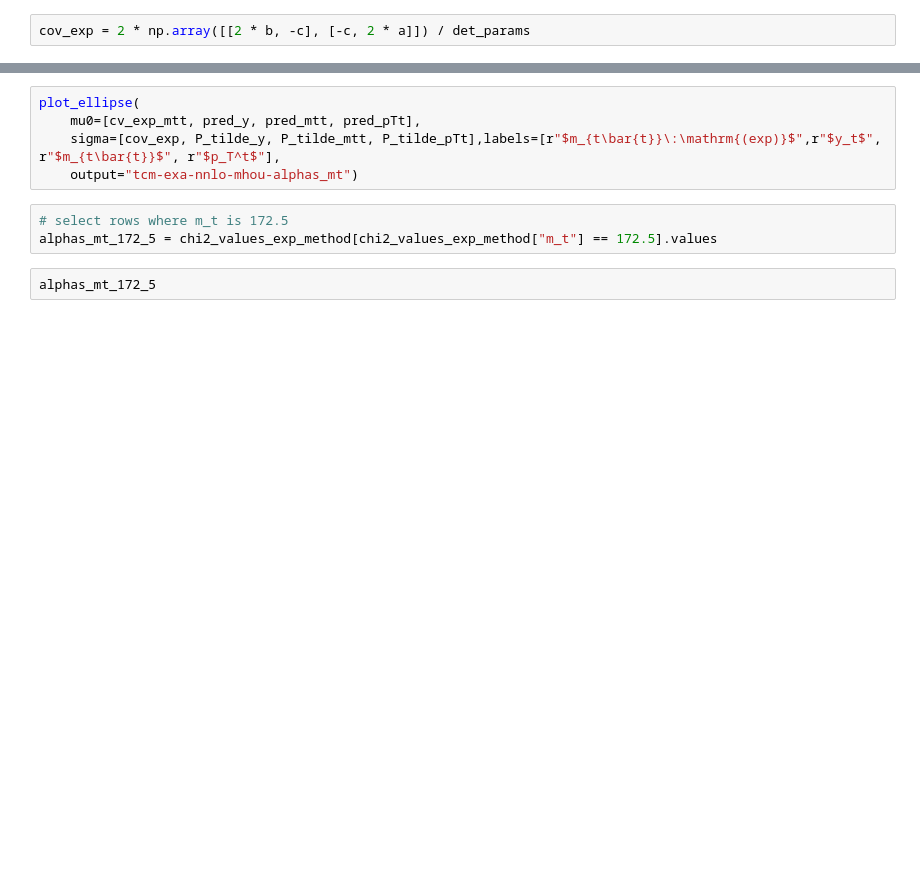
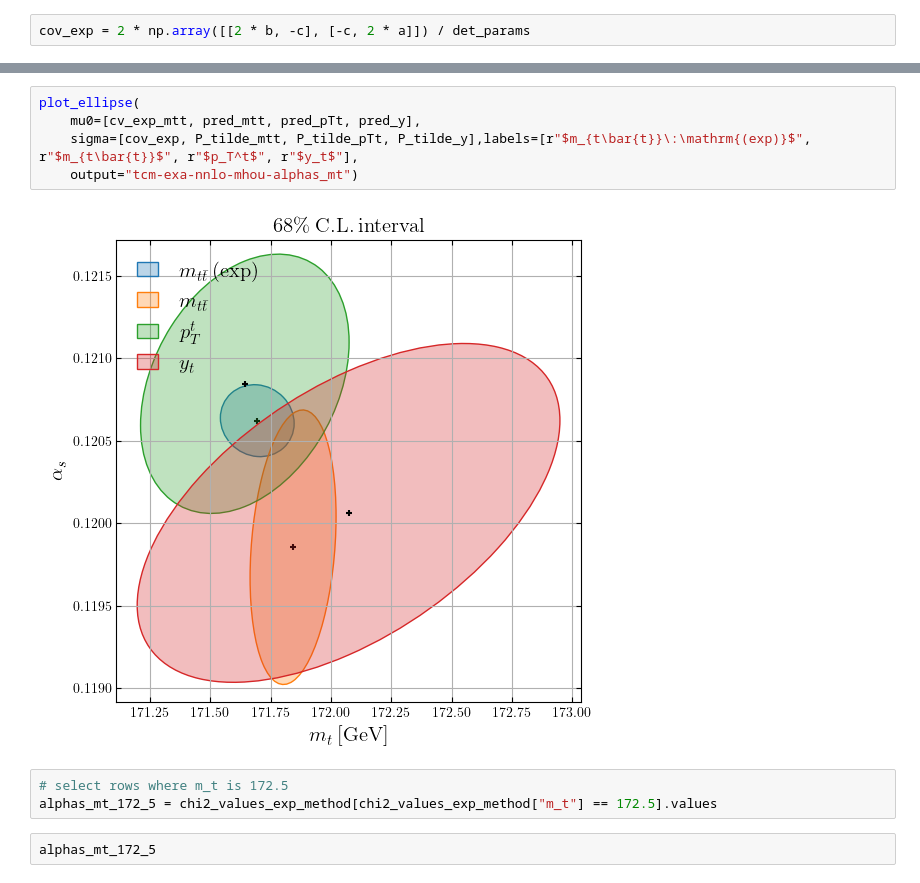
Before and after one commit to RoyStegeman/alphas_mtop, a Jupyter notebook: notebooks/tcm_posterior_alhpas_mtop.ipynb, the cells around one changed output, grey strips where cells are left out. Saved outputs shown, nothing was run; the diff lists cells and outputs as text; blank space fills up the shorter version.

```diff
--- a/notebooks/tcm_posterior_alhpas_mtop.ipynb
+++ b/notebooks/tcm_posterior_alhpas_mtop.ipynb
@@ -131,8 +142,10 @@ np.sqrt(P_tilde_mtt[1,1])/ np.sqrt(cov_exp[1, 1])
 # %%
 plot_ellipse(
-    mu0=[cv_exp_mtt, pred_y, pred_mtt, pred_pTt],
-    sigma=[cov_exp, P_tilde_y, P_tilde_mtt, P_tilde_pTt],labels=[r"$m_{t\bar{t}}\:\mathrm{(exp)}$",r"$y_t$", r"$m_{t\bar{t}}$", r"$p_T^t$"],
+    mu0=[cv_exp_mtt, pred_mtt, pred_pTt, pred_y],
+    sigma=[cov_exp, P_tilde_mtt, P_tilde_pTt, P_tilde_y],labels=[r"$m_{t\bar{t}}\:\mathrm{(exp)}$", r"$m_{t\bar{t}}$", r"$p_T^t$", r"$y_t$"],
     output="tcm-exa-nnlo-mhou-alphas_mt")
+# %% [output]
+[figure, added]
 # %%
 # select rows where m_t is 172.5
 alphas_mt_172_5 = chi2_values_exp_method[chi2_values_exp_method["m_t"] == 172.5].values
```
Also changed, not shown: parts of 17 cells of this notebook.
